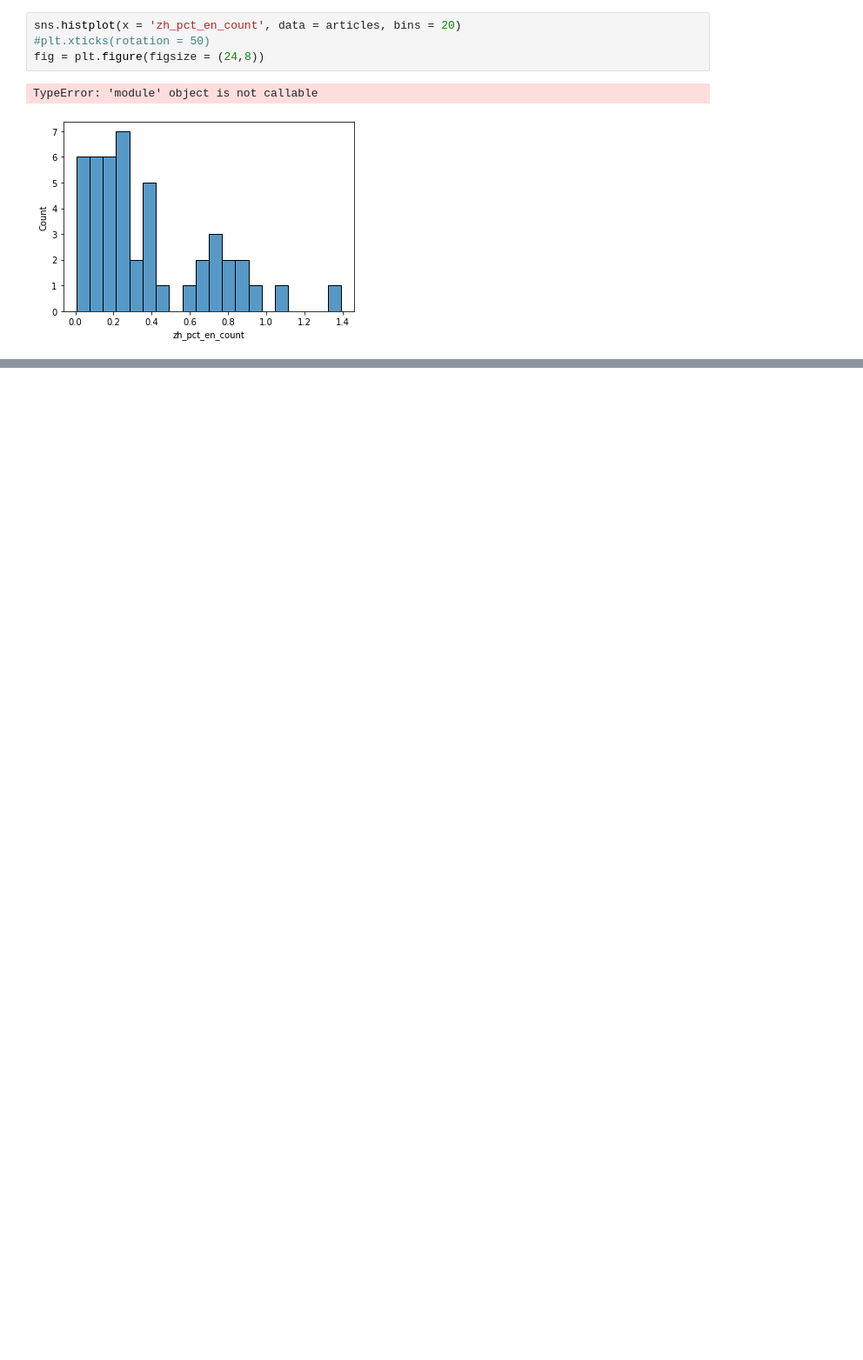
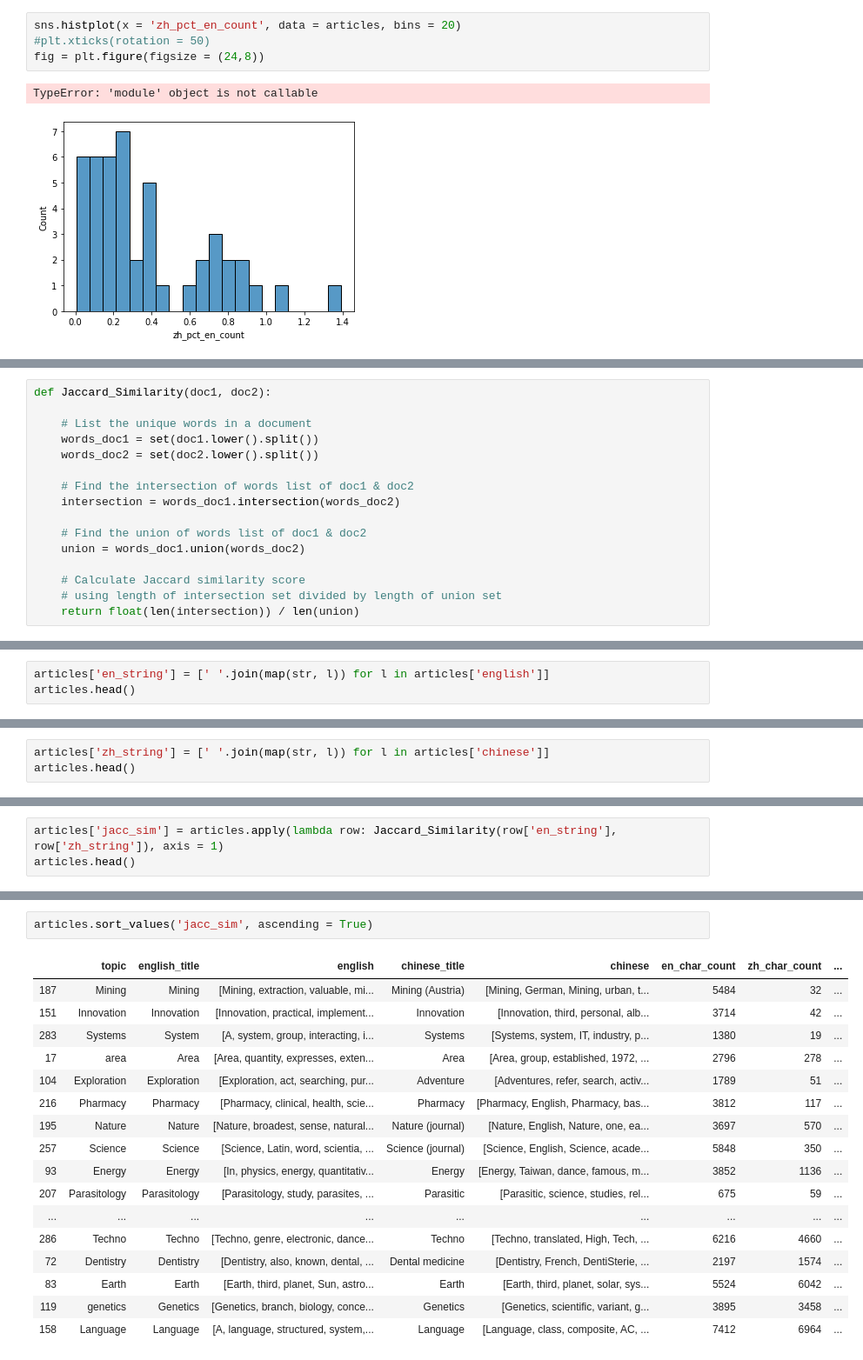
Before and after one commit to dajaea/atlas, a Jupyter notebook: notebooks/eda_matched_content.ipynb, the cells around one changed output, grey strips where cells are left out. Shown at 87% size. Saved outputs shown, nothing was run; the diff lists cells and outputs as text; blank space fills up the shorter version.

Commit message:
jaccard similarity

```diff
--- a/notebooks/eda_matched_content.ipynb
+++ b/notebooks/eda_matched_content.ipynb
@@ -309,0 +329,16 @@ TypeError: 'module' object is not callable
+# %%
+def Jaccard_Similarity(doc1, doc2):
+
+    # List the unique words in a document
+    words_doc1 = set(doc1.lower().split())
+    words_doc2 = set(doc2.lower().split())
+
+    # Find the intersection of words list of doc1 & doc2
+    intersection = words_doc1.intersection(words_doc2)
+
+    # Find the union of words list of doc1 & doc2
+    union = words_doc1.union(words_doc2)
+
+    # Calculate Jaccard similarity score
+    # using length of intersection set divided by length of union set
+    return float(len(intersection)) / len(union)
@@ -309,0 +359,3 @@ TypeError: 'module' object is not callable
+# %%
+articles['en_string'] = [' '.join(map(str, l)) for l in articles['english']]
+articles.head()
@@ -309,0 +369,3 @@ TypeError: 'module' object is not callable
+# %%
+articles['zh_string'] = [' '.join(map(str, l)) for l in articles['chinese']]
+articles.head()
@@ -309,0 +379,3 @@ TypeError: 'module' object is not callable
+# %%
+articles['jacc_sim'] = articles.apply(lambda row: Jaccard_Similarity(row['en_string'], row['zh_string']), axis = 1)
+articles.head()
@@ -309,0 +389,20 @@ TypeError: 'module' object is not callable
+# %%
+articles.sort_values('jacc_sim', ascending = True)
+# %% [output]
+|  | topic | english_title | english | chinese_title | chinese | en_char_count | zh_char_count | ... |
+| 187 | Mining | Mining | [Mining, extraction, valuable, mi... | Mining (Austria) | [Mining, German, Mining, urban, t... | 5484 | 32 | ... |
+| 151 | Innovation | Innovation | [Innovation, practical, implement... | Innovation | [Innovation, third, personal, alb... | 3714 | 42 | ... |
+| 283 | Systems | System | [A, system, group, interacting, i... | Systems | [Systems, system, IT, industry, p... | 1380 | 19 | ... |
+| 17 | area | Area | [Area, quantity, expresses, exten... | Area | [Area, group, established, 1972, ... | 2796 | 278 | ... |
+| 104 | Exploration | Exploration | [Exploration, act, searching, pur... | Adventure | [Adventures, refer, search, activ... | 1789 | 51 | ... |
+| 216 | Pharmacy | Pharmacy | [Pharmacy, clinical, health, scie... | Pharmacy | [Pharmacy, English, Pharmacy, bas... | 3812 | 117 | ... |
+| 195 | Nature | Nature | [Nature, broadest, sense, natural... | Nature (journal) | [Nature, English, Nature, one, ea... | 3697 | 570 | ... |
+| 257 | Science | Science | [Science, Latin, word, scientia, ... | Science (journal) | [Science, English, Science, acade... | 5848 | 350 | ... |
+| 93 | Energy | Energy | [In, physics, energy, quantitativ... | Energy | [Energy, Taiwan, dance, famous, m... | 3852 | 1136 | ... |
+| 207 | Parasitology | Parasitology | [Parasitology, study, parasites, ... | Parasitic | [Parasitic, science, studies, rel... | 675 | 59 | ... |
+| ... | ... | ... | ... | ... | ... | ... | ... | ... |
+| 286 | Techno | Techno | [Techno, genre, electronic, dance... | Techno | [Techno, translated, High, Tech, ... | 6216 | 4660 | ... |
+| 72 | Dentistry | Dentistry | [Dentistry, also, known, dental, ... | Dental medicine | [Dentistry, French, DentiSterie, ... | 2197 | 1574 | ... |
+| 83 | Earth | Earth | [Earth, third, planet, Sun, astro... | Earth | [Earth, third, planet, solar, sys... | 5524 | 6042 | ... |
+| 119 | genetics | Genetics | [Genetics, branch, biology, conce... | Genetics | [Genetics, scientific, variant, g... | 3895 | 3458 | ... |
+| 158 | Language | Language | [A, language, structured, system,... | Language | [Language, class, composite, AC, ... | 7412 | 6964 | ... |
```
Also changed, not shown: parts of 42 cells of this notebook, 1 other file.
